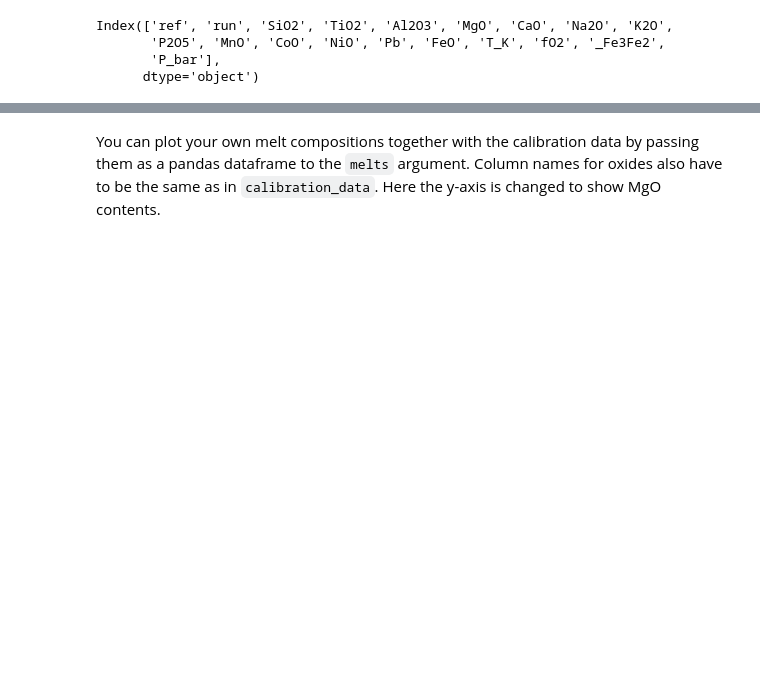
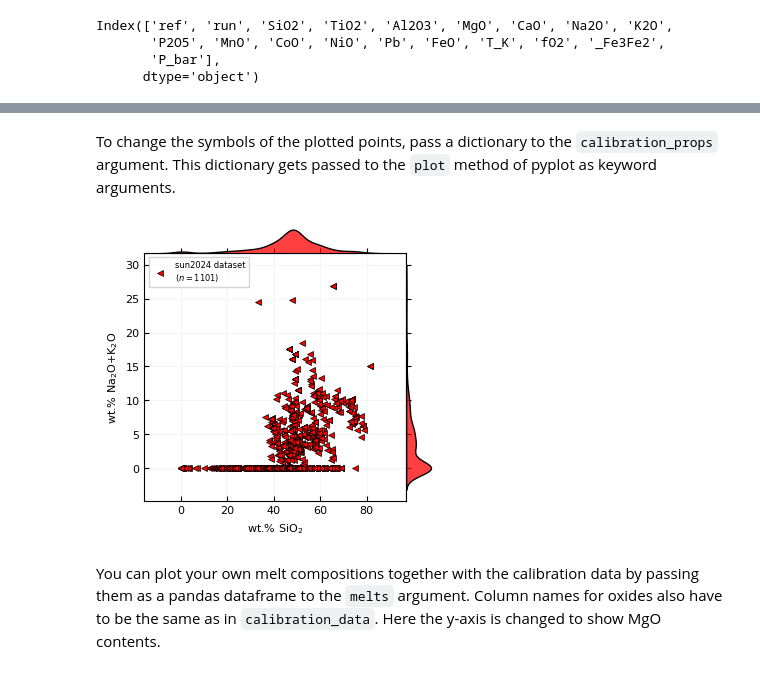
Before and after one commit to TDGerve/MagmaPandas, a Jupyter notebook: docs/source/notebooks/Fe3Fe2_calibration_plots.ipynb, the cells around one changed output, grey strips where cells are left out. Cells and saved outputs as stored; diff of their text form; code cells hidden in the pictures; blank space fills up the shorter version.

```diff
--- a/docs/source/notebooks/Fe3Fe2_calibration_plots.ipynb
+++ b/docs/source/notebooks/Fe3Fe2_calibration_plots.ipynb
@@ -113,3 +117,18 @@ plot_calibration(
+# %% [markdown]
+To change the symbols of the plotted points, pass a dictionary to the `calibration_props` argument. This dictionary gets passed to the `plot` method of pyplot as keyword arguments.
+# %%
+x = "SiO2"
+y = ["Na2O", "K2O"]
+
+plot_calibration(
+    parameter="Fe3Fe2",
+    x_elements=x,
+    y_elements=y,
+    sidekde=True,
+    calibration_props={"color": "red", "markersize":5}
+)
+# %% [output]
+[figure, added]
 # %% [markdown]
 You can plot your own melt compositions together with the calibration data by passing them as a pandas dataframe to the `melts` argument. Column names for oxides also have to be the same as in `calibration_data`. Here the y-axis is changed to show MgO contents.
 # %%
```
Also changed, not shown: parts of 13 cells of this notebook, 1 other file.
